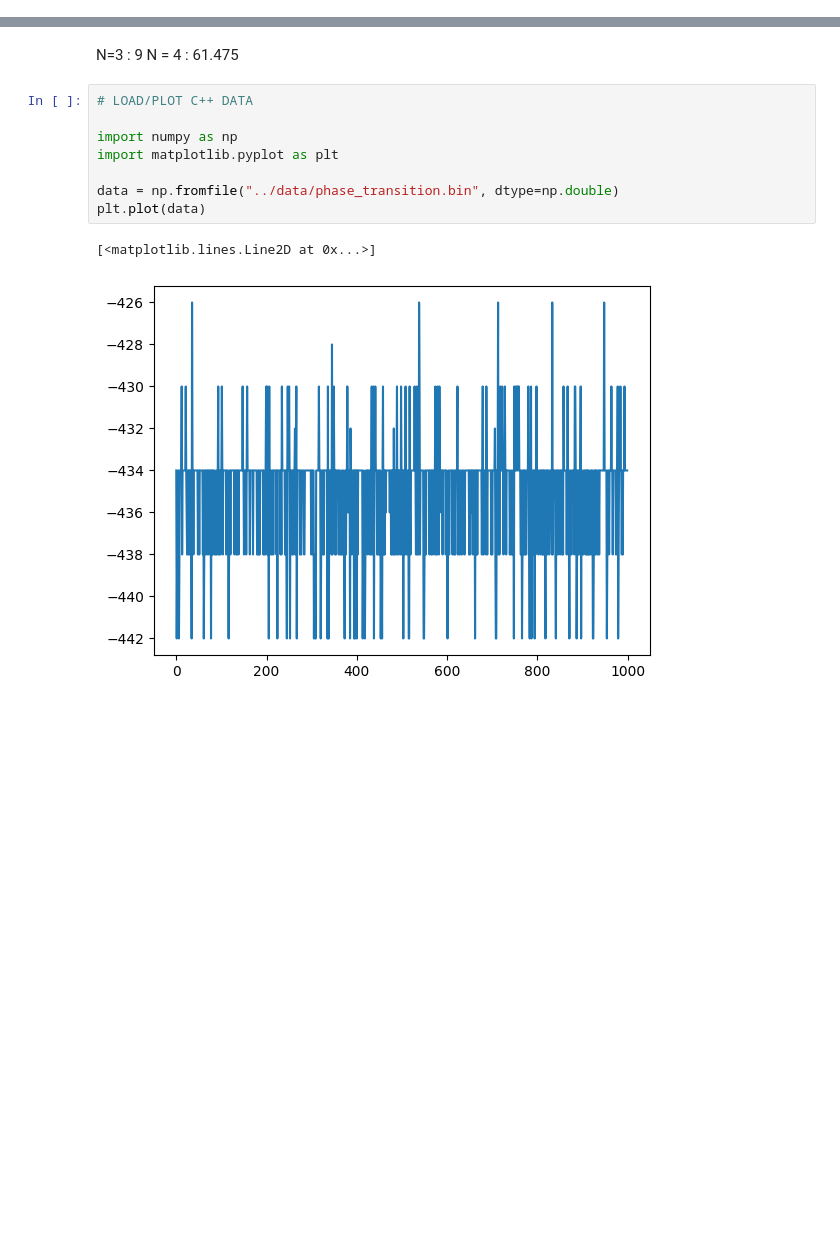
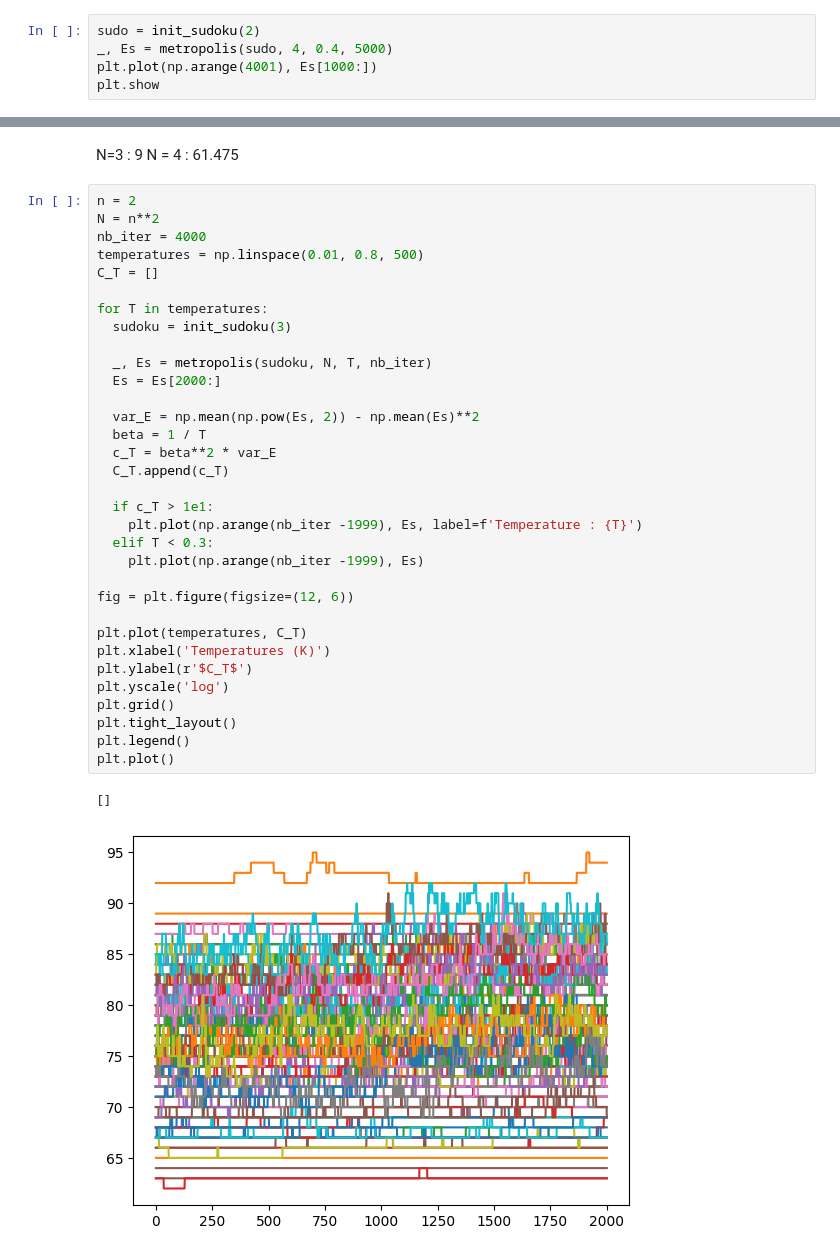
Before and after one commit to Gabriel-lct/ising-model-research, a Jupyter notebook: python/sudoku.ipynb, the cells around one changed output, grey strips where cells are left out. Cells and saved outputs as stored; diff of their text form; blank space fills up the shorter version.

Commit message:
Modification on sudoku

```diff
--- a/python/sudoku.ipynb
+++ b/python/sudoku.ipynb
@@ -163,0 +142,5 @@ Mean of the convergent energy: 26.6
+# %%
+sudo = init_sudoku(2)
+_, Es = metropolis(sudo, 4, 0.4, 5000)
+plt.plot(np.arange(4001), Es[1000:])
+plt.show
@@ -165,13 +151,38 @@ Mean of the convergent energy: 26.6
 N=3 : 9
 N = 4 : 61.475
 # %%
-# LOAD/PLOT C++ DATA
+n = 2
+N = n**2
+nb_iter = 4000
+temperatures = np.linspace(0.01, 0.8, 500)
+C_T = []
 
-import numpy as np
-import matplotlib.pyplot as plt
+for T in temperatures:
+  sudoku = init_sudoku(3)
 
-data = np.fromfile("../data/phase_transition.bin", dtype=np.double)
-plt.plot(data)
+  _, Es = metropolis(sudoku, N, T, nb_iter)
+  Es = Es[2000:]
+
+  var_E = np.mean(np.pow(Es, 2)) - np.mean(Es)**2
+  beta = 1 / T
+  c_T = beta**2 * var_E
+  C_T.append(c_T)
+
+  if c_T > 1e1:
+    plt.plot(np.arange(nb_iter -1999), Es, label=f'Temperature : {T}')
+  elif T < 0.3:
+    plt.plot(np.arange(nb_iter -1999), Es)
+
+fig = plt.figure(figsize=(12, 6))
+
+plt.plot(temperatures, C_T)
+plt.xlabel('Temperatures (K)')
+plt.ylabel(r'$C_T$')
+plt.yscale('log')
+plt.grid()
+plt.tight_layout()
+plt.legend()
+plt.plot()
 # %% [output]
-[<matplotlib.lines.Line2D at 0x...>]
+[]
-[figure, old version]
+[figure, new version]
```
Also changed, not shown: parts of 5 cells of this notebook, 1 other file.
